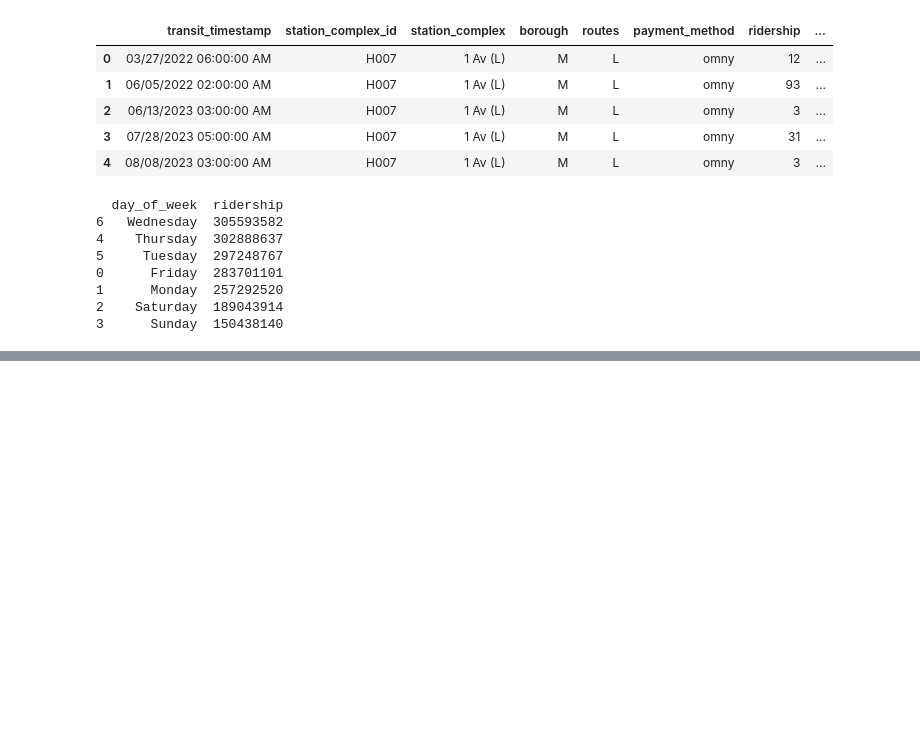
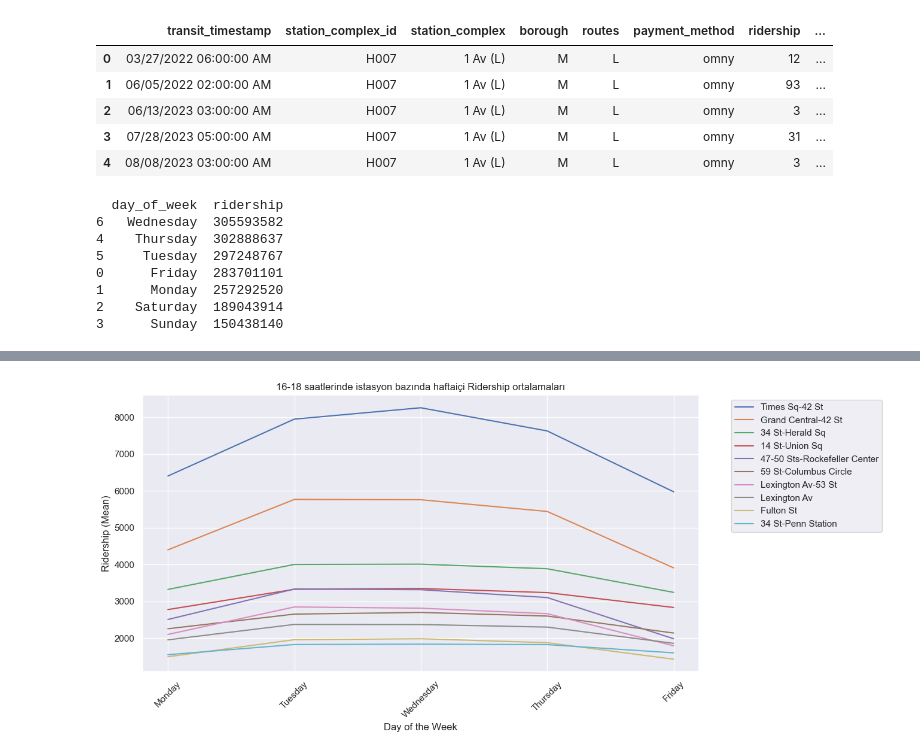
Before and after one commit to umutarsln/IDSA-Project1, a Jupyter notebook: Ahmet/EDA_1.ipynb, the cells around one changed output, grey strips where cells are left out. Cells and saved outputs as stored; diff of their text form; code cells hidden in the pictures; blank space fills up the shorter version.

```diff
--- a/Ahmet/EDA_1.ipynb
+++ b/Ahmet/EDA_1.ipynb
@@ -43,7 +45,9 @@ df.head()
 | 3 | 07/28/2023 05:00:00 AM | H007 | 1 Av (L) | M | L | omny | 31 | ... |
 | 4 | 08/08/2023 03:00:00 AM | H007 | 1 Av (L) | M | L | omny | 3 | ... |
 # %%
-df = df.drop(columns=['station_complex', 'routes', 'payment_method', 'transfers', 'Georeference','itsuid'])
+df = df.drop(columns=['station_complex_id', 'routes', 'payment_method', 'transfers', 'Georeference','itsuid'])
+# %%
+df['station_complex'] = df['station_complex'].str.replace(r' \(.*\)', '', regex=True)
 # %%
 df = df.apply(lambda x: x.str.strip() if x.dtype == "object" else x)
 # %%
@@ -75,0 +212,12 @@ df.head()
+# %%
+filtered_data1 = df[(df['day_of_week'].isin(['Monday', 'Tuesday', 'Wednesday', 'Thursday', 'Friday'])) & (df['hour'].isin([time(16, 0), time(17, 0), time(18, 0)]))]
+
+
+grouped_data = filtered_data.groupby('station_complex')['ridership'].describe()
+
+
+sorted_data = grouped_data.sort_values(by='mean', ascending=False)
+
+top_10_stations_16_18_ = sorted_data.head(10)
+
+print(top_10_stations_16_18_)
@@ -75,0 +263,30 @@ df.head()
+# %%
+stations = ["Times Sq-42 St", "Grand Central-42 St", "34 St-Herald Sq", "14 St-Union Sq", "47-50 Sts-Rockefeller Center", "59 St-Columbus Circle", "Lexington Av-53 St", "Lexington Av", "Fulton St", "34 St-Penn Station"]
+
+
+grouped_data = filtered_data1.groupby(['station_complex', 'day_of_week'])['ridership'].mean().reset_index()
+
+
+day_order = ['Monday', 'Tuesday', 'Wednesday', 'Thursday', 'Friday']
+
+
+grouped_data['day_of_week'] = pd.Categorical(grouped_data['day_of_week'], categories=day_order, ordered=True)
+grouped_data = grouped_data.sort_values('day_of_week')
+
+
+sns.set(style="darkgrid")
+plt.figure(figsize=(12, 6))
+
+
+for station in stations:
+    station_data = grouped_data[grouped_data['station_complex'] == station]
+    sns.lineplot(data=station_data, x='day_of_week', y='ridership', label=station)
+
+plt.title('16-18 saatlerinde istasyon bazında haftaiçi Ridership ortalamaları')
+plt.xlabel('Day of the Week')
+plt.ylabel('Ridership (Mean)')
+plt.xticks(rotation=45)
+plt.legend(bbox_to_anchor=(1.05, 1), loc='upper left')
+plt.show()
+# %% [output]
+[figure, added]
```
Also changed, not shown: parts of 20 cells of this notebook.
